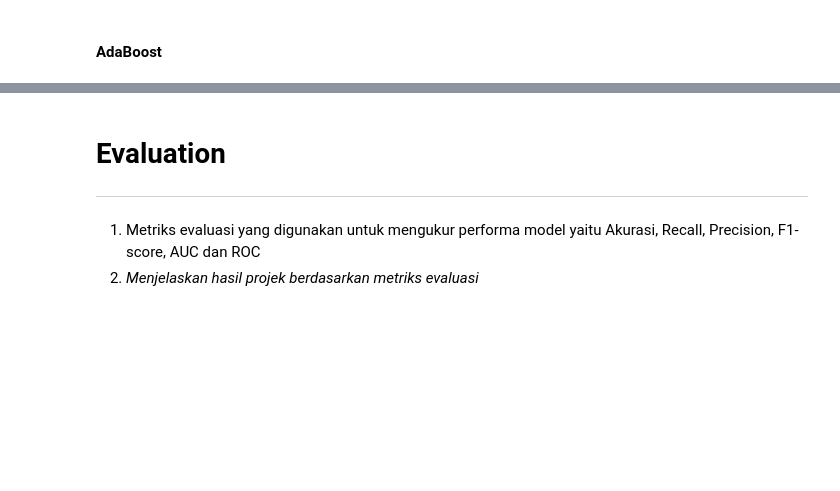
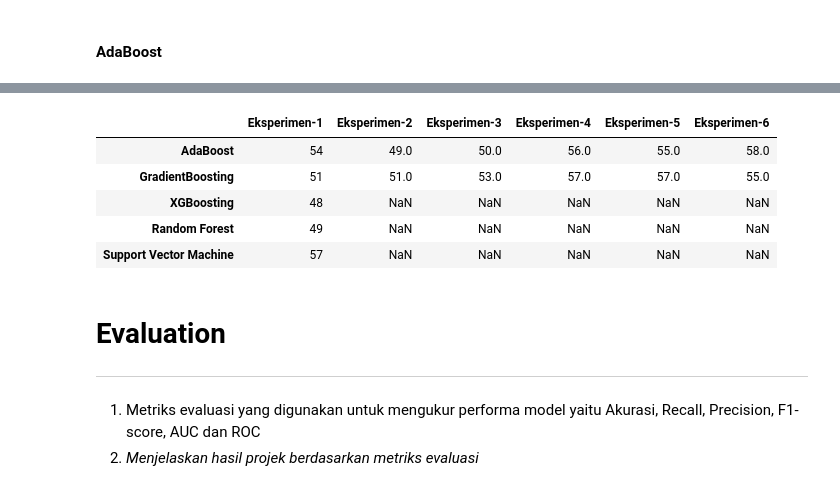
Before and after one commit to satriabimantara/DBS-Foundation-Coding-Camp-2024-Machine-Learning-Developer-Experts, a Jupyter notebook: submission_1_brainstroke_prediction.ipynb, the cells around one changed output, grey strips where cells are left out. Cells and saved outputs as stored; diff of their text form; code cells hidden in the pictures; blank space fills up the shorter version.

```diff
--- a/submission_1_brainstroke_prediction.ipynb
+++ b/submission_1_brainstroke_prediction.ipynb
@@ -1716,3 +1758,12 @@ AUC: 0.80
+# %%
+report_f1_scores
+# %% [output]
+|  | Eksperimen-1 | Eksperimen-2 | Eksperimen-3 | Eksperimen-4 | Eksperimen-5 | Eksperimen-6 |
+| AdaBoost | 54 | 49.0 | 50.0 | 56.0 | 55.0 | 58.0 |
+| GradientBoosting | 51 | 51.0 | 53.0 | 57.0 | 57.0 | 55.0 |
+| XGBoosting | 48 | NaN | NaN | NaN | NaN | NaN |
+| Random Forest | 49 | NaN | NaN | NaN | NaN | NaN |
+| Support Vector Machine | 57 | NaN | NaN | NaN | NaN | NaN |
 # %% [markdown]
 # Evaluation
 ***
```
Also changed, not shown: parts of 7 cells of this notebook, 18 other files.
